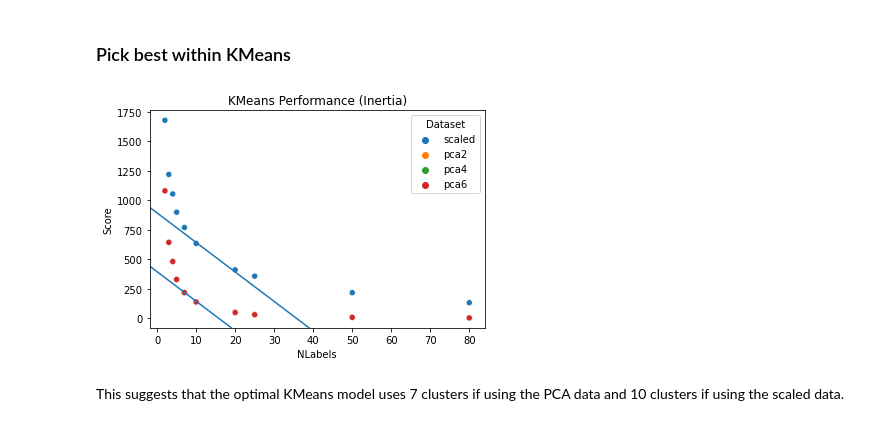
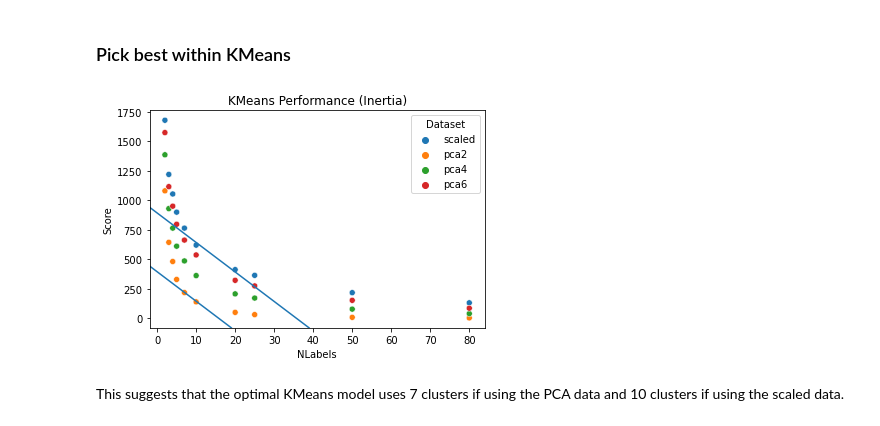
Before and after one commit to colevfrank/254_ML_IL_Crime, a Jupyter notebook: clustering/Model Selection.ipynb, the cells around one changed output. Cells and saved outputs as stored; diff of their text form; code cells hidden in the pictures.

Commit message:
finish model selection analysis

```diff
--- a/clustering/Model Selection.ipynb
+++ b/clustering/Model Selection.ipynb
@@ -140,8 +140,8 @@ scaled_training_data_grid_results = hyperparameter_search(scaled_training_data)
 
 # Make reduced-dimensionality dataframes
 pca2_training_data, _ = generate_pca_data(scaled_training_data, 2)
-pca4_training_data, _ = generate_pca_data(scaled_training_data, 2)
-pca6_training_data, _ = generate_pca_data(scaled_training_data, 2)
+pca4_training_data, _ = generate_pca_data(scaled_training_data, 4)
+pca6_training_data, _ = generate_pca_data(scaled_training_data, 6)
 
 # Run clusterings on dimension-reduced data in PCA space
 pca2_data_grid_results = hyperparameter_search(pca2_training_data)
@@ -174,12 +174,13 @@ all_grid_results = pd.concat([scaled_training_data_grid_results, pca2_data_grid_
 # %% [markdown]
 ### Pick best within KMeans
 # %%
-k_means_grid_results = all_grid_results.loc[all_grid_results['Model']=='KMeans']
+k_means_grid_results = all_grid_results.loc[all_grid_results['Model']=='KMeans'] \
+    .assign(MAJORITY = lambda x: largest_cluster_size(x))
 g = sns.scatterplot(data=k_means_grid_results, x='NLabels', y='Score', hue='Dataset')
 g.axline(xy1=(7,219), slope=-250/10)
 g.axline(xy1=(10,642), slope=-250/10)
 g.set(title="KMeans Performance (Inertia)");
 # %% [output]
-[figure, old version]
+[figure, new version]
 # %% [markdown]
 This suggests that the optimal KMeans model uses 7 clusters if using the PCA data and 10 clusters if using the scaled data.
```
Also changed, not shown: parts of 32 cells of this notebook.
